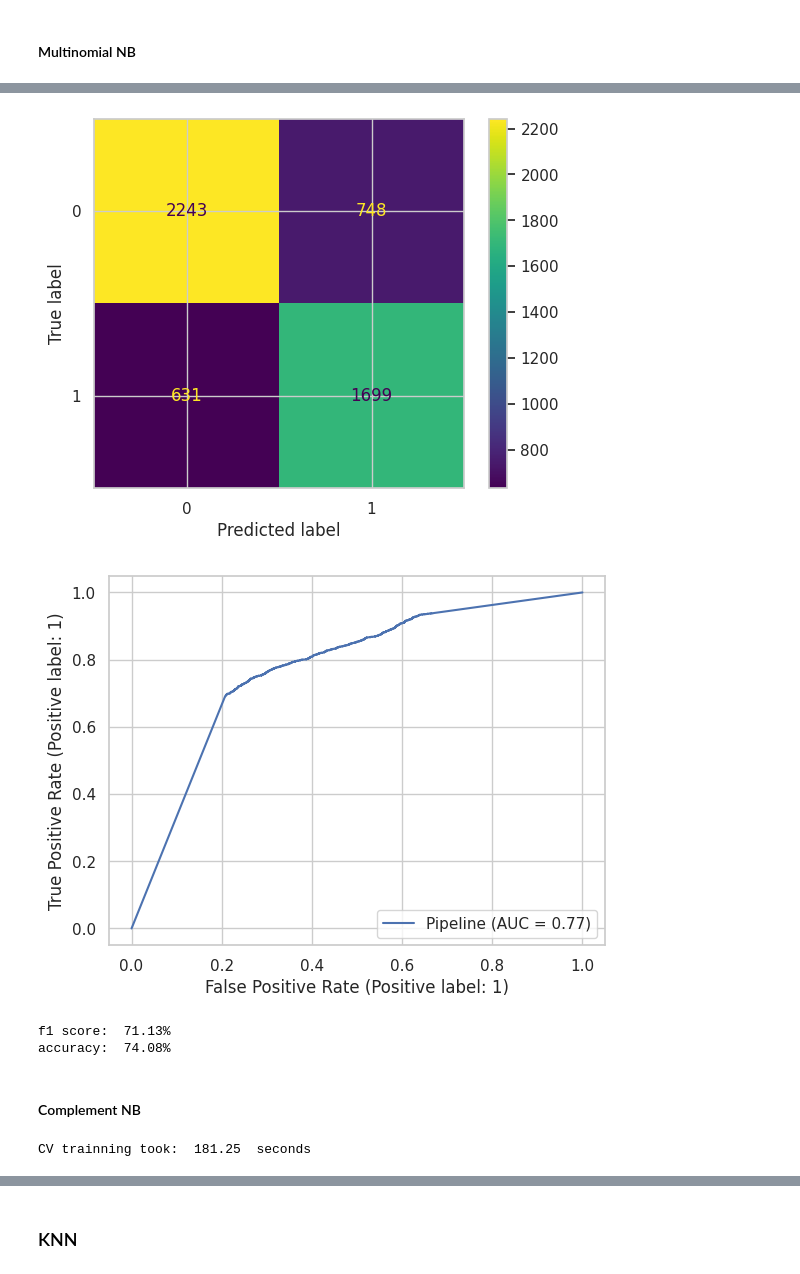
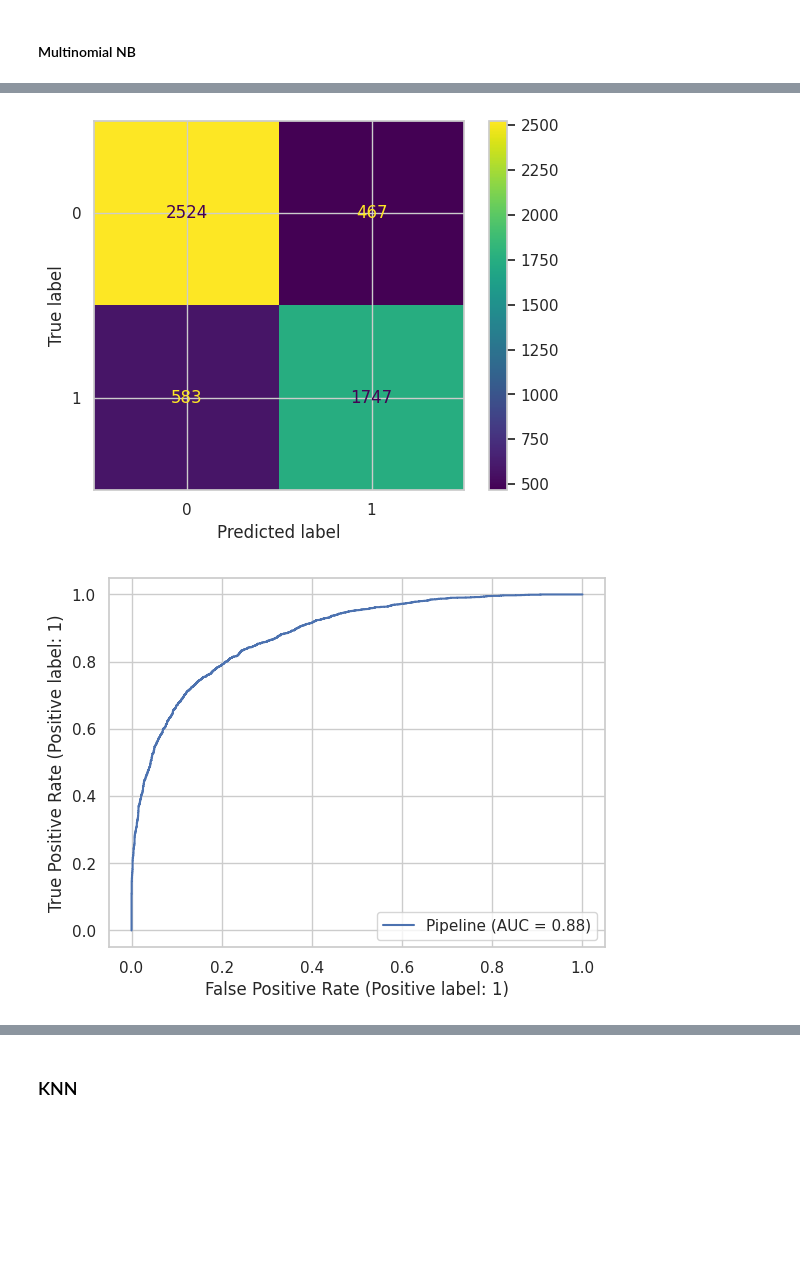
Before and after one commit to wilberquito/Sarcasm-Detector, a Jupyter notebook: detection.ipynb, the cells around one changed output, grey strips where cells are left out. Drawn from its saved outputs; the diff is of its cells as text; code cells hidden in the pictures; blank space fills up the shorter version.

```diff
--- a/detection.ipynb
+++ b/detection.ipynb
@@ -410,15 +412,16 @@ class TransmitterExtracter(BaseEstimator, TransformerMixin):
             X[c] = X[c].apply(self.__extracter)
         return X
 # %%
-from sklearn.preprocessing import StandardScaler
-
 text_processor_pipeline = Pipeline(steps=[
             ('denoiser', TextDenoiser()),
             ('ct', ColumnTransformer(transformers=[
-                ('v', CountVectorizer(dtype='int32', analyzer='word', ngram_range=(1,2)), 0)])
-            ),
-            ('scaler', StandardScaler(with_mean=False))
-        ])
+                ('v', CountVectorizer(
+                        dtype='int32',
+                        analyzer='word',
+                        min_df=1), 0)
+                ])
+            )
+  ])
 
 # Column transformer get's ride of no transformed columns
 preprocessor = ColumnTransformer(
@@ -526,17 +528,28 @@ pipe = Pipeline([
     ('mnb', MultinomialNB())
 ])
 
+alphas = np.concatenate(
+    (np.linspace(0.05, 1, 3), np.linspace(2, 4, 3)),
+    axis=None)
+
+ngrams = [(1, 1), (1, 2)]
+
 grid_params = {
-  'mnb__alpha': np.linspace(0.05, 1, 5),
-  'mnb__fit_prior': [True, False],
+  'mnb__alpha': alphas,
+  'mnb__fit_prior': [True],
+  'preprocessor__tf1__ct__v__ngram_range': ngrams
 }
+
 start=time()
+
 rsp = GridSearchCV(
     pipe,
     grid_params,
-    cv = 3,
-    scoring = 'f1'
+    cv = 5,
+    scoring = 'f1',
+    n_jobs=-1
 )
 rsp.fit(X_train, y_train)
+
 elapsed = time() - start
 print("CV trainning took: ", round(elapsed, 2), " seconds")
@@ -562,18 +562,10 @@ Best Estimator:  Pipeline(steps=[('preprocessor',
 # %%
-pipe = rsp.best_estimator_
-y_pred = pipe.predict(X_test)
-plot_confusion_matrix(y_test, y_pred, pipe.classes_)
+pipe_nb = rsp.best_estimator_
+y_pred = pipe_nb.predict(X_test)
+plot_confusion_matrix(y_test, y_pred, pipe_nb.classes_)
 # %% [output]
-[figure, old version]
+[figure, new version]
 # %%
-plot_roc_curve(pipe, X_test, y_test)
+plot_roc_curve(pipe_nb, X_test, y_test)
 # %% [output]
-[figure, old version]
+[figure, new version]
-# %%
-f1 = f1_score(y_test, y_pred)
-accuracy = accuracy_score(y_test, y_pred)
-print('f1 score: ', '{}%'.format(round(f1 * 100, 2)))
-print('accuracy: ', '{}%'.format(round(accuracy * 100, 2)))
-# %% [output]
-f1 score:  71.13%
-accuracy:  74.08%
@@ -588,27 +571,0 @@ M['multinomial_nb'] = {
-# %% [markdown]
-#### Complement NB
-# %%
-from sklearn.naive_bayes import ComplementNB
-pipe = Pipeline([
-    ('preprocessor', preprocessor),
-    ('cnb', ComplementNB())
-])
-
-grid_params = {
-  'cnb__alpha': np.linspace(0.5, 1.5, 10),
-  'cnb__fit_prior': [True, False],
-  'cnb__norm': [True, False],
-}
-start=time()
-rsp = RandomizedSearchCV(
-    pipe,
-    grid_params,
-    random_state = 74,
-    cv = 3,
-    scoring = 'f1'
-)
-rsp.fit(X_train, y_train)
-elapsed = time() - start
-print("CV trainning took: ", round(elapsed, 2), " seconds")
-# %% [output]
-CV trainning took:  181.25  seconds
```
Also changed, not shown: parts of 54 cells of this notebook, 3 other files.
